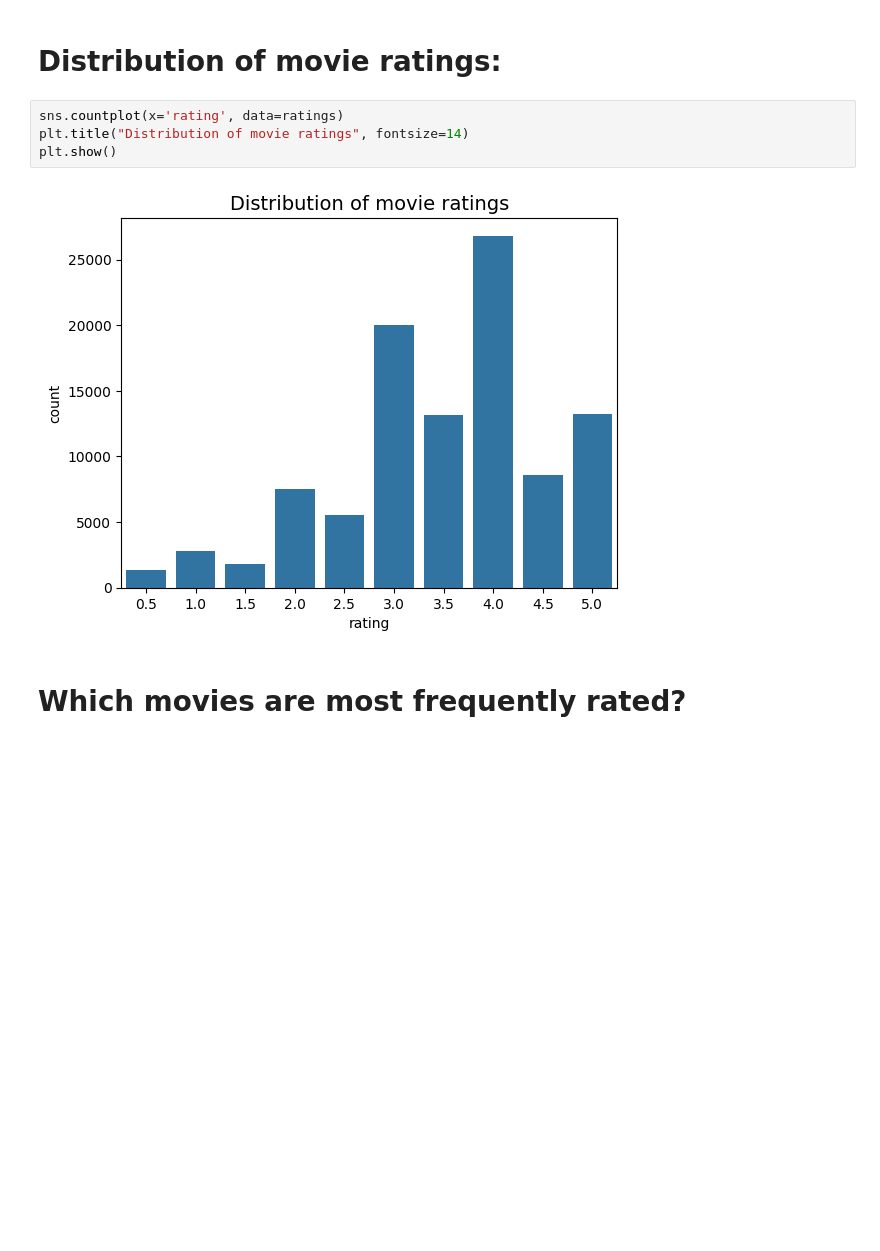
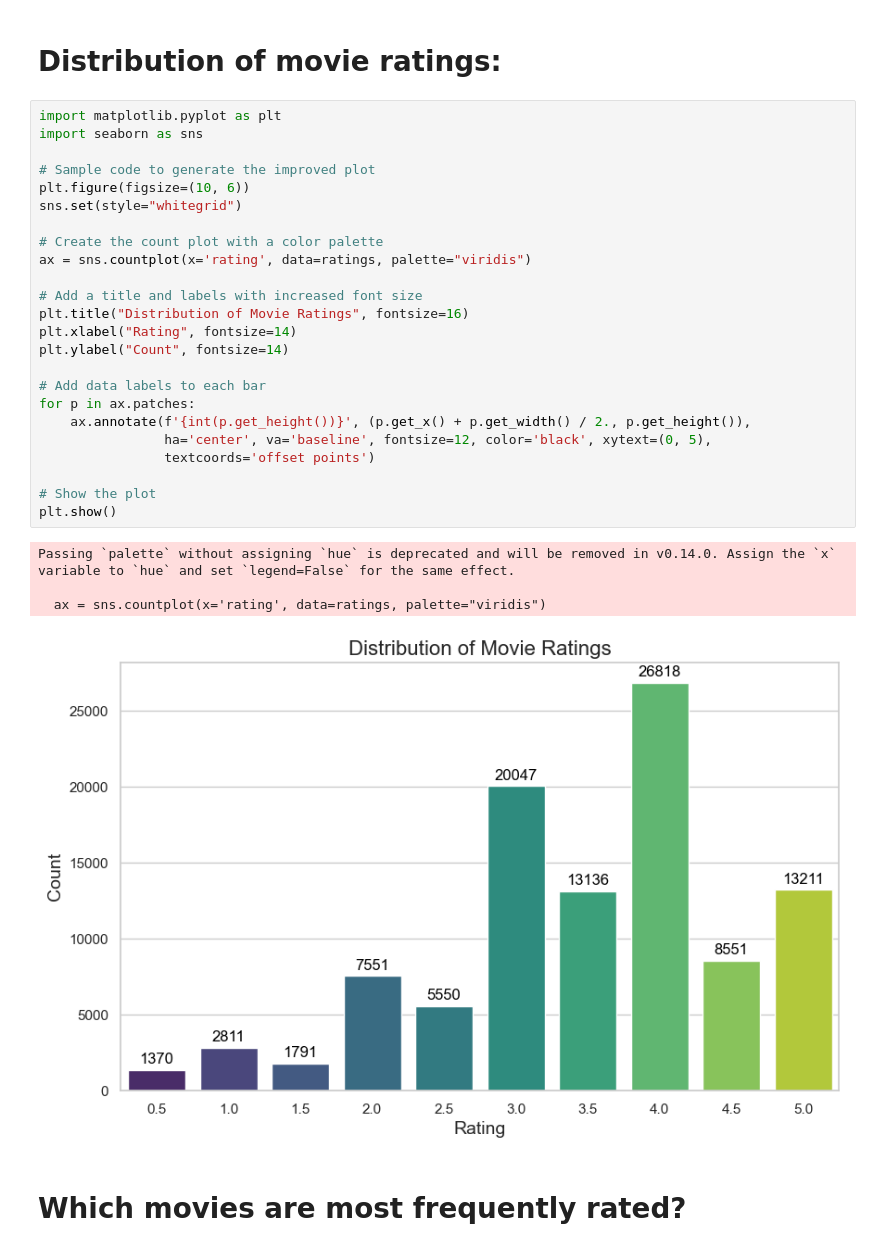
Before and after one commit to FredSabu/Movie_Recommender, a Jupyter notebook: Recommender System Draft.ipynb, the cells around one changed output. Cells and saved outputs as stored; diff of their text form; blank space fills up the shorter version.

```diff
--- a/Recommender System Draft.ipynb
+++ b/Recommender System Draft.ipynb
@@ -49,11 +49,34 @@ Average number of ratings per movie: 10.37
 # %% [markdown]
 # Distribution of movie ratings:
 # %%
-sns.countplot(x='rating', data=ratings)
-plt.title("Distribution of movie ratings", fontsize=14)
+import matplotlib.pyplot as plt
+import seaborn as sns
+
+# Sample code to generate the improved plot
+plt.figure(figsize=(10, 6))
+sns.set(style="whitegrid")
+
+# Create the count plot with a color palette
+ax = sns.countplot(x='rating', data=ratings, palette="viridis")
+
+# Add a title and labels with increased font size
+plt.title("Distribution of Movie Ratings", fontsize=16)
+plt.xlabel("Rating", fontsize=14)
+plt.ylabel("Count", fontsize=14)
+
+# Add data labels to each bar
+for p in ax.patches:
+    ax.annotate(f'{int(p.get_height())}', (p.get_x() + p.get_width() / 2., p.get_height()),
+                ha='center', va='baseline', fontsize=12, color='black', xytext=(0, 5),
+                textcoords='offset points')
+
+# Show the plot
 plt.show()
 # %% [output]
+Passing `palette` without assigning `hue` is deprecated and will be removed in v0.14.0. Assign the `x` variable to `hue` and set `legend=False` for the same effect.
+
+  ax = sns.countplot(x='rating', data=ratings, palette="viridis")
-[figure, old version]
+[figure, new version]
 # %% [markdown]
 # Which movies are most frequently rated?
 # %%
```
Also changed, not shown: parts of 2 cells of this notebook, 3 other files.
